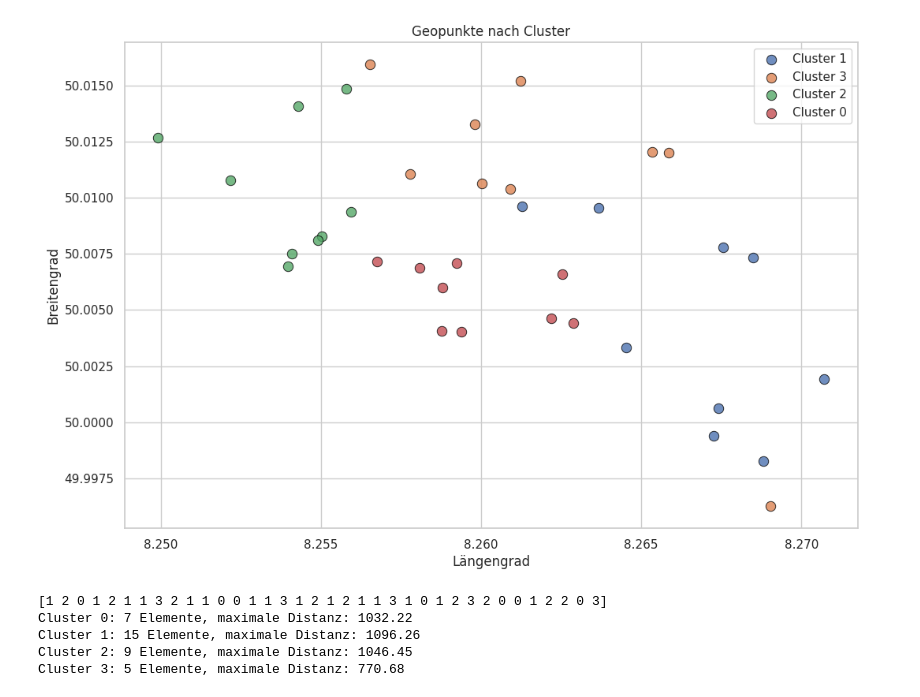
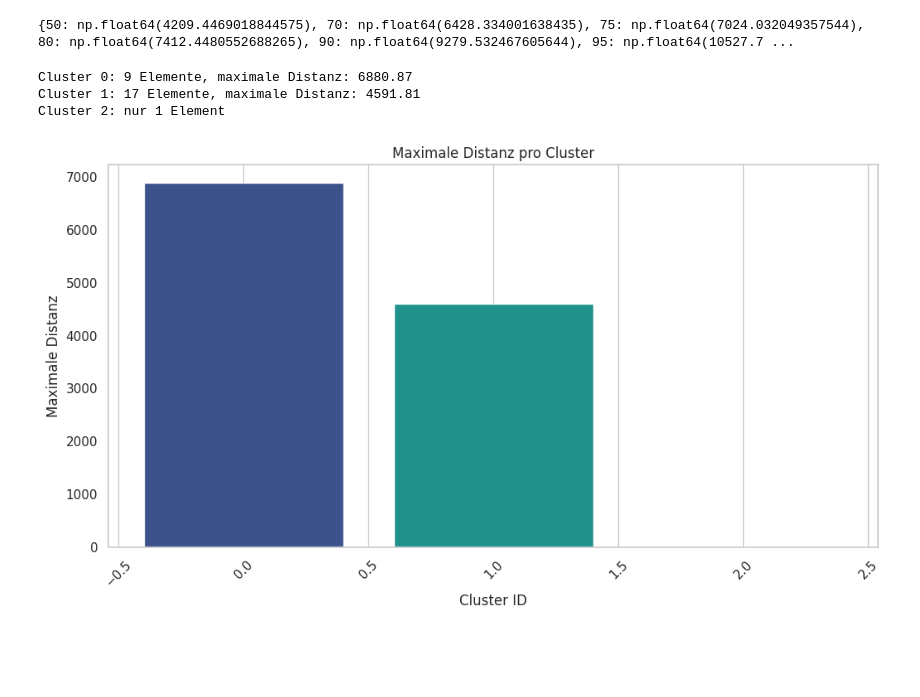
Before and after one commit to Clemens85/runningdinner-functions, a Jupyter notebook: packages/optimization/playground.ipynb, the cells around one changed output. Drawn from its saved outputs; the diff is of its cells as text; code cells hidden in the pictures; blank space fills up the shorter version.

```diff
--- a/packages/optimization/playground.ipynb
+++ b/packages/optimization/playground.ipynb
@@ -37,20 +32,16 @@ vis.plot_geocodes()
-# %%
-vis_optimized = Visualizer(balanced_routes, dist_matrix)
-vis_optimized.plot_geocodes()
-# %% [output]
-[figure, removed]
+# %%
+dist_percentiles = data.get_distance_percentiles()
+print(dist_percentiles)
+# %% [output]
+{50: np.float64(4209.4469018844575), 70: np.float64(6428.334001638435), 75: np.float64(7024.032049357544), 80: np.float64(7412.4480552688265), 90: np.float64(9279.532467605644), 95: np.float64(10527.7 ...
 # %%
 #n_clusters=3
-#distance_threshold=7500
-distance_threshold=1000
-
-agg_cluster = Clusterer(routes, dist_matrix, n_clusters=4)
-agg_routes, agg_labels = agg_cluster.cluster()
-print(agg_labels)
-agg_cluster.print_max_distances_per_cluster(agg_routes, dist_matrix)
+#distance_threshold=7000
+##distance_threshold=1000
+agg_cluster = ClustererAgg(routes, dist_matrix, data.get_cluster_sizes())
+agg_routes, agg_labels = agg_cluster.predict(n_clusters=len(data.get_cluster_sizes()))#distance_threshold=dist_percentiles[80])
+max_distances_map = agg_cluster.print_max_distances_per_cluster(agg_routes)
 # %% [output]
-[1 2 0 1 2 1 1 3 2 1 1 0 0 1 1 3 1 2 1 2 1 1 3 1 0 1 2 3 2 0 0 1 2 2 0 3]
-Cluster 0: 7 Elemente, maximale Distanz: 1032.22
-Cluster 1: 15 Elemente, maximale Distanz: 1096.26
-Cluster 2: 9 Elemente, maximale Distanz: 1046.45
-Cluster 3: 5 Elemente, maximale Distanz: 770.68
+Cluster 0: 9 Elemente, maximale Distanz: 6880.87
+Cluster 1: 17 Elemente, maximale Distanz: 4591.81
+Cluster 2: nur 1 Element
@@ -57 +50,5 @@ Cluster 3: 5 Elemente, maximale Distanz: 770.68
+# %%
+vis_agg.plot_max_distances_per_cluster(max_distances_map)
+# %% [output]
+[figure, added]
 # %%
```
Also changed, not shown: parts of 8 cells of this notebook, 5 other files.
